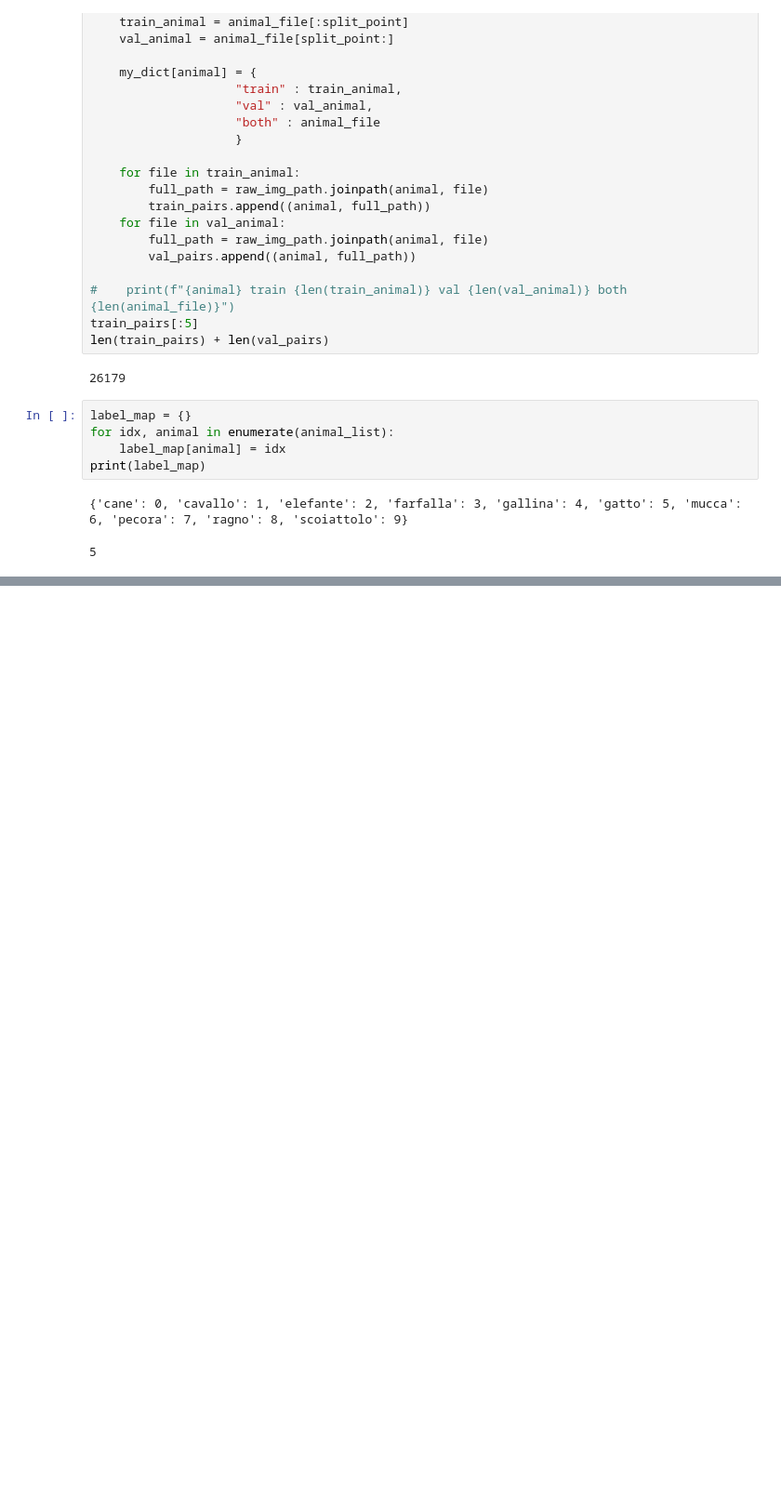
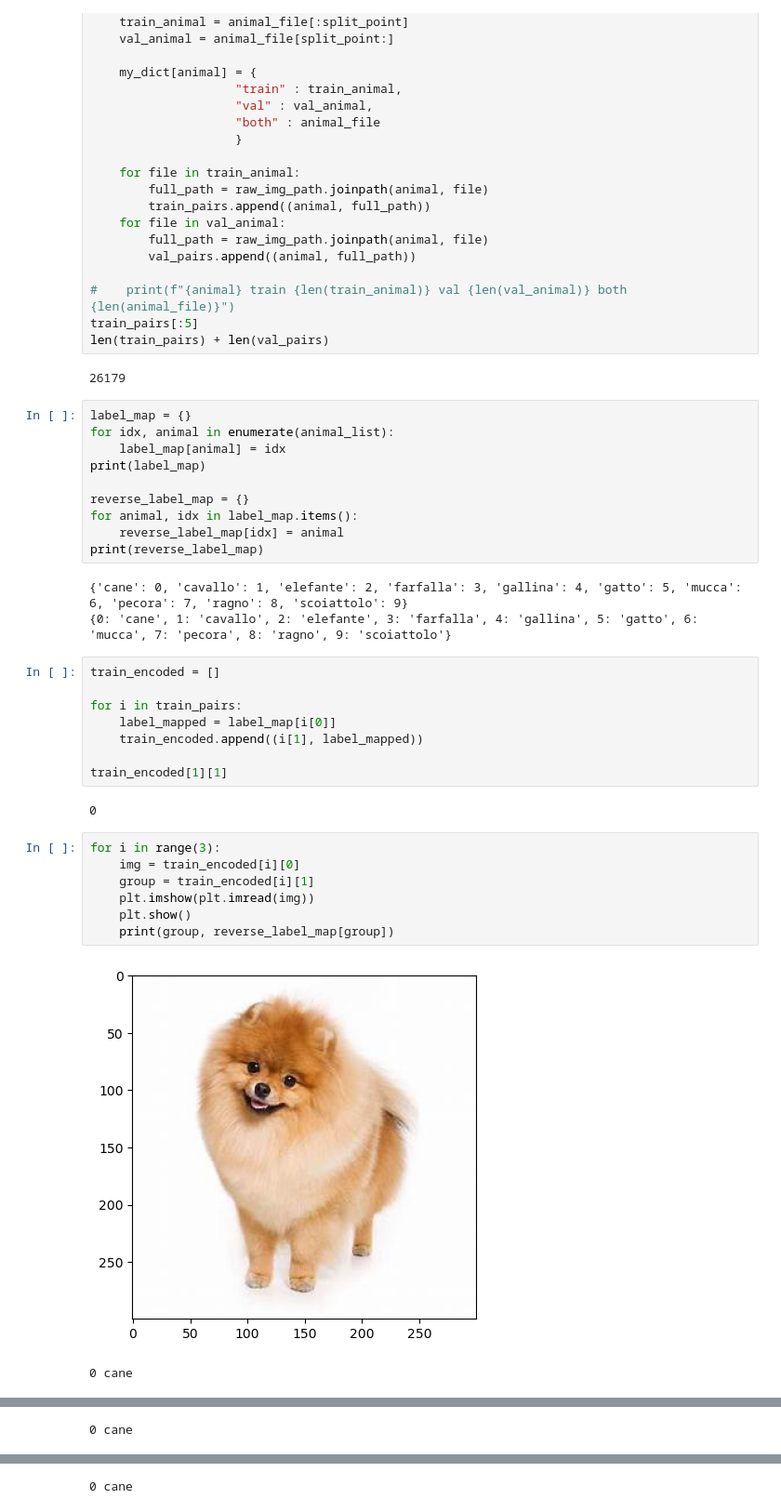
Before and after one commit to elliotjones103/Animal_Classification, a Jupyter notebook: working.ipynb, the cells around one changed output, grey strips where cells are left out. Shown at 93% size. Cells and saved outputs as stored; diff of their text form; blank space fills up the shorter version.

Commit message:
transformed images today and made a reverse label map

```diff
--- a/working.ipynb
+++ b/working.ipynb
@@ -152,6 +152,31 @@ label_map = {}
 for idx, animal in enumerate(animal_list):
     label_map[animal] = idx
 print(label_map)
+
+reverse_label_map = {}
+for animal, idx in label_map.items():
+    reverse_label_map[idx] = animal
+print(reverse_label_map)
 # %% [output]
 {'cane': 0, 'cavallo': 1, 'elefante': 2, 'farfalla': 3, 'gallina': 4, 'gatto': 5, 'mucca': 6, 'pecora': 7, 'ragno': 8, 'scoiattolo': 9}
+{0: 'cane', 1: 'cavallo', 2: 'elefante', 3: 'farfalla', 4: 'gallina', 5: 'gatto', 6: 'mucca', 7: 'pecora', 8: 'ragno', 9: 'scoiattolo'}
-5
+# %%
+train_encoded = []
+
+for i in train_pairs:
+    label_mapped = label_map[i[0]]
+    train_encoded.append((i[1], label_mapped))
+
+train_encoded[1][1]
+# %% [output]
+0
+# %%
+for i in range(3):
+    img = train_encoded[i][0]
+    group = train_encoded[i][1]
+    plt.imshow(plt.imread(img))
+    plt.show()
+    print(group, reverse_label_map[group])
+# %% [output]
+[figure, added]
+0 cane
@@ -157,0 +184 @@ print(label_map)
+0 cane
@@ -157,0 +186 @@ print(label_map)
+0 cane
```
Also changed, not shown: parts of 3 cells of this notebook.
